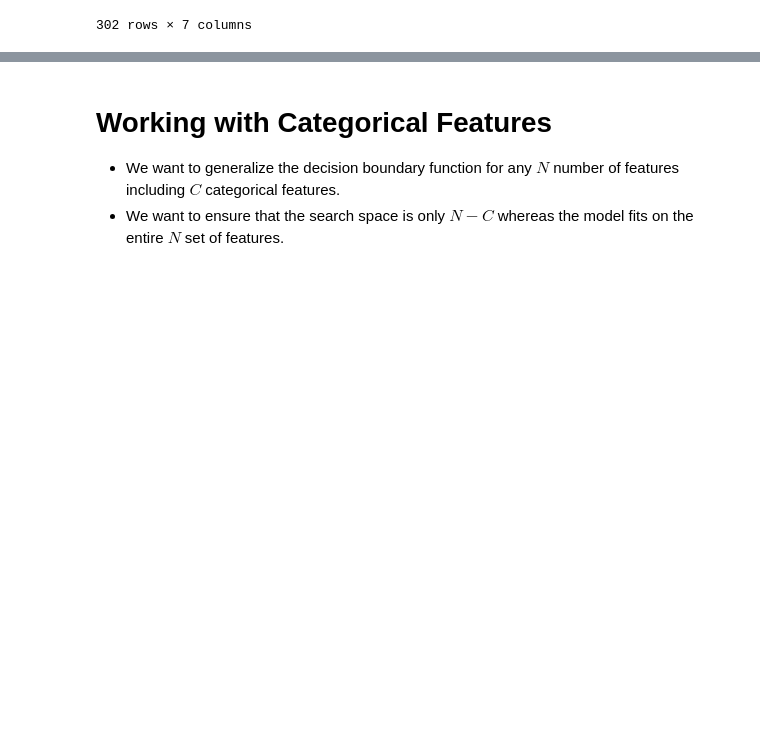
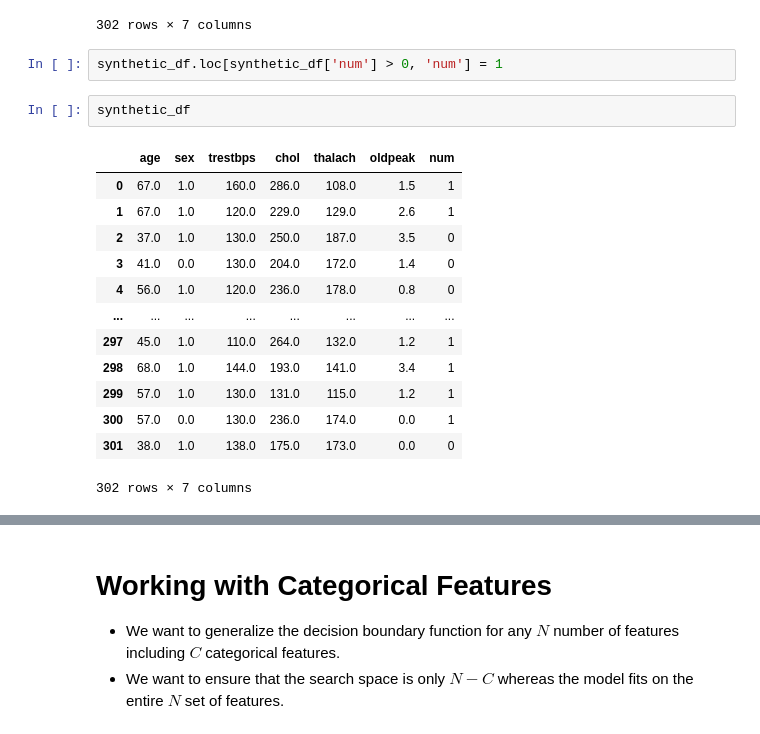
Before and after one commit to dsin85691/SSBA_For_Counterfactuals, a Jupyter notebook: research_notebook.ipynb, the cells around one changed output, grey strips where cells are left out. Saved outputs shown, nothing was run; the diff lists cells and outputs as text; blank space fills up the shorter version.

```diff
--- a/research_notebook.ipynb
+++ b/research_notebook.ipynb
@@ -404,3 +406,21 @@ synthetic_df
 | 300 | 57.0 | 0.0 | 130.0 | 236.0 | 174.0 | 0.0 | 1 |
 | 301 | 38.0 | 1.0 | 138.0 | 175.0 | 173.0 | 0.0 | 0 |
 302 rows × 7 columns
+# %%
+synthetic_df.loc[synthetic_df['num'] > 0, 'num'] = 1
+# %%
+synthetic_df
+# %% [output]
+|  | age | sex | trestbps | chol | thalach | oldpeak | num |
+| 0 | 67.0 | 1.0 | 160.0 | 286.0 | 108.0 | 1.5 | 1 |
+| 1 | 67.0 | 1.0 | 120.0 | 229.0 | 129.0 | 2.6 | 1 |
+| 2 | 37.0 | 1.0 | 130.0 | 250.0 | 187.0 | 3.5 | 0 |
+| 3 | 41.0 | 0.0 | 130.0 | 204.0 | 172.0 | 1.4 | 0 |
+| 4 | 56.0 | 1.0 | 120.0 | 236.0 | 178.0 | 0.8 | 0 |
+| ... | ... | ... | ... | ... | ... | ... | ... |
+| 297 | 45.0 | 1.0 | 110.0 | 264.0 | 132.0 | 1.2 | 1 |
+| 298 | 68.0 | 1.0 | 144.0 | 193.0 | 141.0 | 3.4 | 1 |
+| 299 | 57.0 | 1.0 | 130.0 | 131.0 | 115.0 | 1.2 | 1 |
+| 300 | 57.0 | 0.0 | 130.0 | 236.0 | 174.0 | 0.0 | 1 |
+| 301 | 38.0 | 1.0 | 138.0 | 175.0 | 173.0 | 0.0 | 0 |
+302 rows × 7 columns
```
Also changed, not shown: parts of 34 cells of this notebook, 2 other files.
